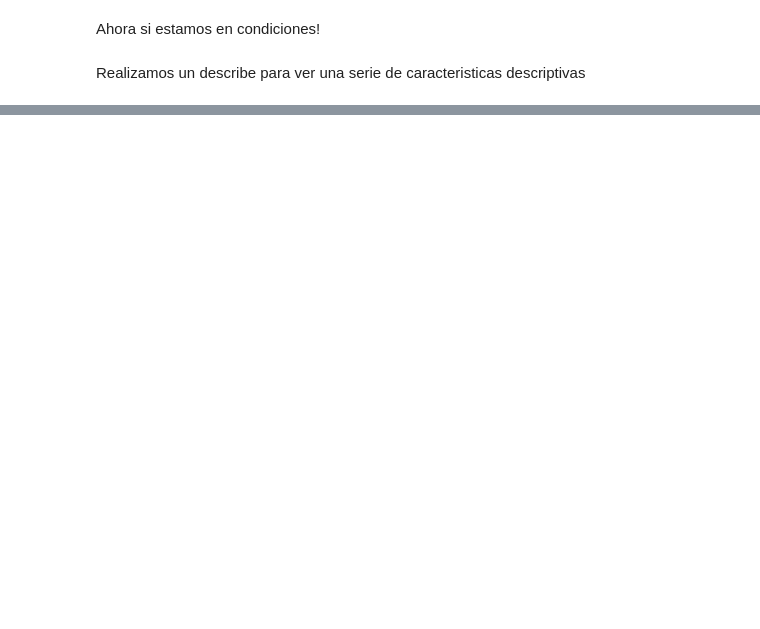
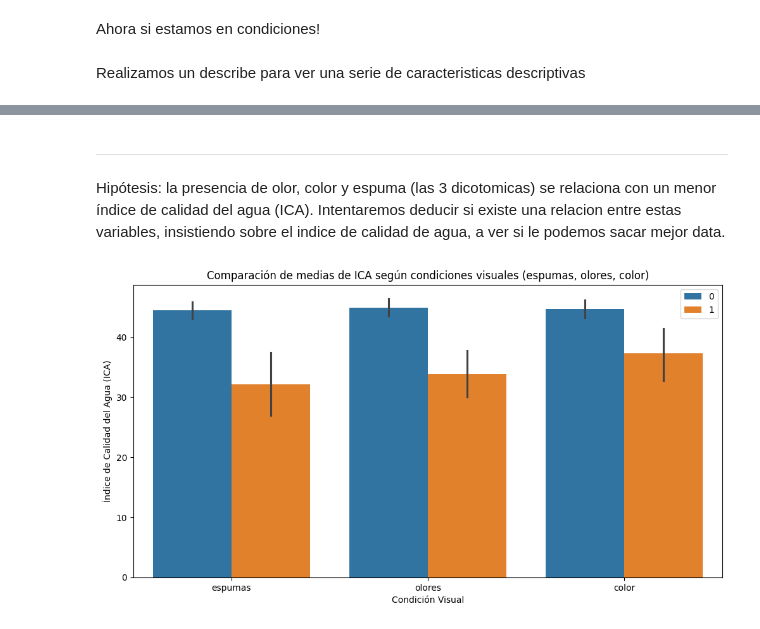
Before and after one commit to muller10000/tp-especial-ciencia-datos, a Jupyter notebook: Ejercicioespecial.ipynb, the cells around one changed output, grey strips where cells are left out. Saved outputs shown, nothing was run; the diff lists cells and outputs as text; code cells hidden in the pictures; blank space fills up the shorter version.

```diff
--- a/Ejercicioespecial.ipynb
+++ b/Ejercicioespecial.ipynb
@@ -453,0 +632,15 @@ Podemos observar lo siguiente:
+# %%
+# Normalizamos mediante el metodo MIN-MAX
+copy_dataset['tem_agua_norm'] = (copy_dataset['tem_agua'] - copy_dataset['tem_agua'].min()) / (copy_dataset['tem_agua'].max() - copy_dataset['tem_agua'].min())
+copy_dataset['tem_aire_norm'] = (copy_dataset['tem_aire'] - copy_dataset['tem_aire'].min()) / (copy_dataset['tem_aire'].max() - copy_dataset['tem_aire'].min())
+copy_dataset['ica_norm'] = (copy_dataset['ica'] - copy_dataset['ica'].min()) / (copy_dataset['ica'].max() - copy_dataset['ica'].min())
+
+# Correlación y p-valor entre "tem_agua" y "ICA"
+corr_tem_agua_ica, p_val_agua_ica = pearsonr(copy_dataset['tem_agua_norm'], copy_dataset['ica_norm'])
+print(f"Correlación entre Temperatura del Agua y ICA: {corr_tem_agua_ica}")
+print(f"P-valor entre Temperatura del Agua y ICA: {p_val_agua_ica}")
+
+# Correlación y p-valor entre "tem_aire" y "ICA"
+corr_tem_aire_ica, p_val_aire_ica = pearsonr(copy_dataset['tem_aire_norm'], copy_dataset['ica_norm'])
+print(f"Correlación entre Temperatura del Aire y ICA: {corr_tem_aire_ica}")
+print(f"P-valor entre Temperatura del Aire y ICA: {p_val_aire_ica}")
@@ -453,0 +660,20 @@ Podemos observar lo siguiente:
+# %% [markdown]
+-----------------------------------------------------------------------------------------------------------------------------------------
+# %% [markdown]
+Hipótesis: la presencia de olor, color y espuma (las 3 dicotomicas) se relaciona con un menor índice de calidad del agua (ICA). Intentaremos deducir si existe una relacion entre estas variables, insistiendo sobre el indice de calidad de agua, a ver si le podemos sacar mejor data.
+# %%
+# Crear un gráfico de barras para comparar las medias de ICA según las condiciones visuales
+plt.figure(figsize=(12, 6))
+
+# Gráfico para comparar las medias de ICA según espumas, olores y color
+sns.barplot(x='variable', y='ica', hue='valor',
+            data=pd.melt(copy_dataset[['ica', 'espumas', 'olores', 'color']],
+             id_vars=['ica'], value_vars=['espumas', 'olores', 'color'], var_name='variable', value_name='valor'))
+
+plt.title("Comparación de medias de ICA según condiciones visuales (espumas, olores, color)")
+plt.ylabel("Índice de Calidad del Agua (ICA)")
+plt.xlabel("Condición Visual")
+plt.legend()
+plt.show()
+# %% [output]
+[figure, added]
```
Also changed, not shown: parts of 92 cells of this notebook, 2 other files.
